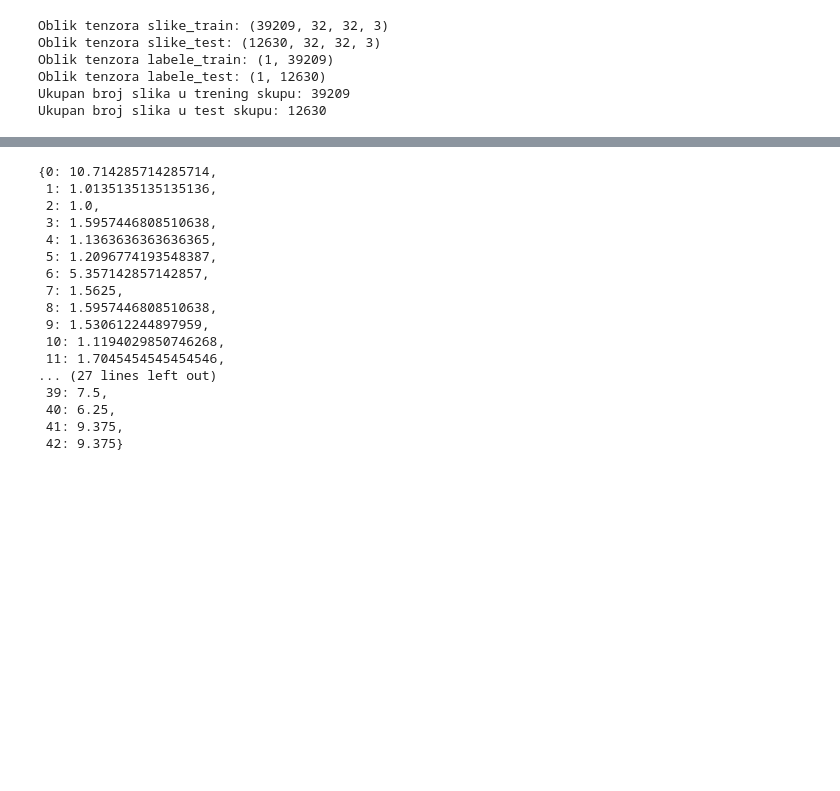
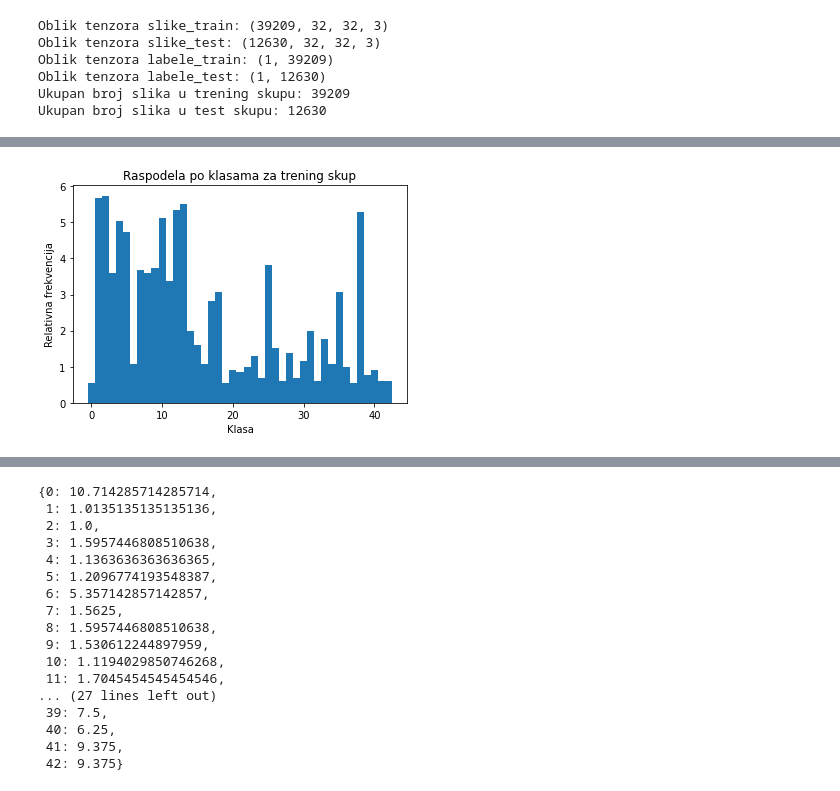
Before and after one commit to DaniloJ97/diplomski, a Jupyter notebook: Rezidualne.ipynb, the cells around one changed output, grey strips where cells are left out. Cells and saved outputs as stored; diff of their text form; code cells hidden in the pictures; blank space fills up the shorter version.

```diff
--- a/Rezidualne.ipynb
+++ b/Rezidualne.ipynb
@@ -145,0 +146,9 @@ tezine=vrati_tezine(counts)
+# %%
+unique,counts=np.unique(labele_train,return_counts=True)
+plt.bar(unique, counts/counts.sum()*100, 1)
+plt.title('Raspodela po klasama za trening skup')
+plt.xlabel('Klasa')
+plt.ylabel('Relativna frekvencija')
+plt.show()
+# %% [output]
+[figure, added]
```
Also changed, not shown: parts of 10 cells of this notebook.
